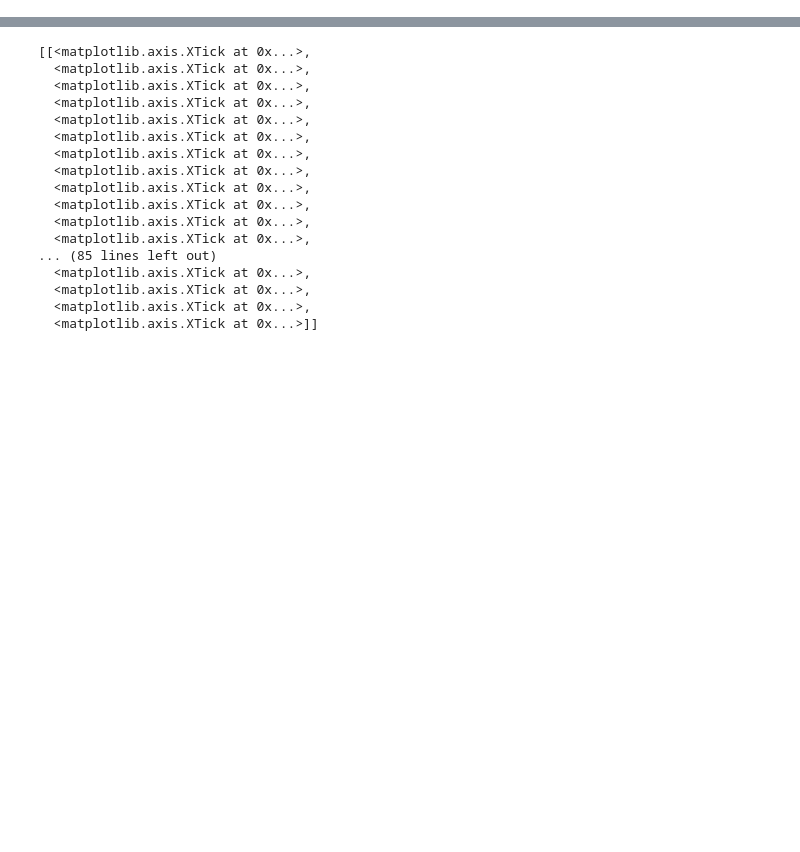
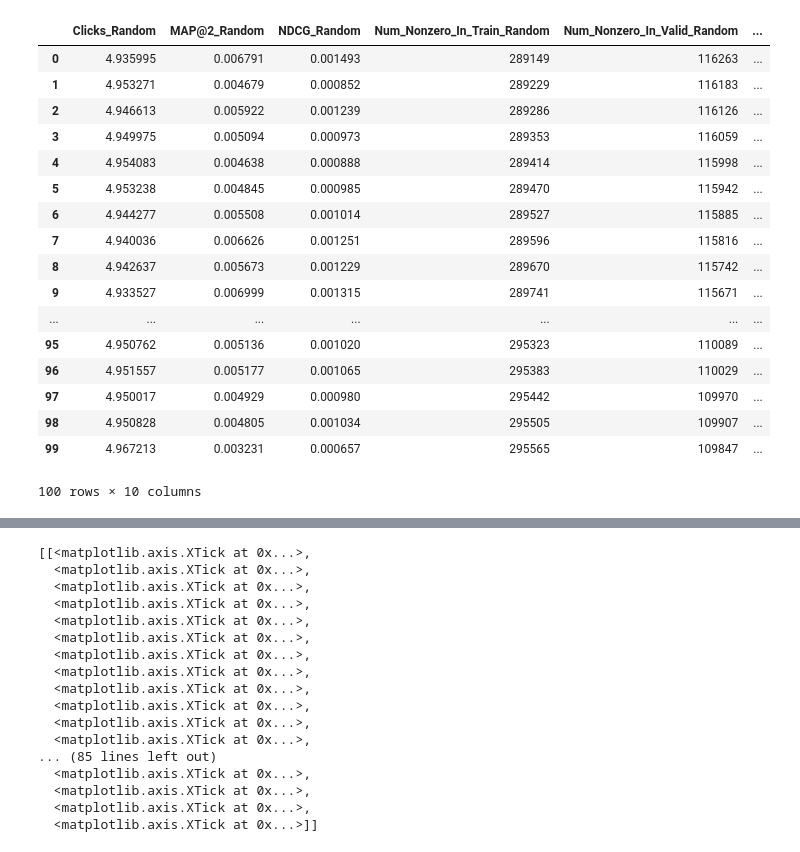
Before and after one commit to wuga214/Q-VAE-Recommendation, a Jupyter notebook: Kai Plot/Plot.ipynb, the cells around one changed output, grey strips where cells are left out. Cells and saved outputs as stored; diff of their text form; code cells hidden in the pictures; blank space fills up the shorter version.

```diff
--- a/Kai Plot/Plot.ipynb
+++ b/Kai Plot/Plot.ipynb
@@ -6,0 +6,38 @@ import matplotlib.pyplot as plt
+# %%
+def preprocess_df(name):
+    df = pd.read_pickle(name)
+    df.columns = ["Clicks", "MAP@2", "NDCG","Num_Nonzero_In_Train", "Num_Nonzero_In_Valid",
+                  "Num_Unmasked_Negative", "Num_Unmasked_Positive", "Precision@2", "R-Precision", "Recall@2"]
+    df['MAP@2'] = df['MAP@2'].apply(lambda x: x[0])
+    df['NDCG'] = df['NDCG'].apply(lambda x: x[0])
+    df['Precision@2'] = df['Precision@2'].apply(lambda x: x[0])
+    df['R-Precision'] = df['R-Precision'].apply(lambda x: x[0])
+    df['Recall@2'] = df['Recall@2'].apply(lambda x: x[0])
+    df['Clicks'] = df['Clicks'].apply(lambda x: x[0])
+    return df
+# %%
+random_100times_2items_per_time_df = preprocess_df("random_100times_2items_per_time_df")
+random_100times_2items_per_time_df.columns = ["Clicks_Random", "MAP@2_Random", "NDCG_Random",
+                                              "Num_Nonzero_In_Train_Random", "Num_Nonzero_In_Valid_Random",
+                                              "Num_Unmasked_Negative_Random", "Num_Unmasked_Positive_Random",
+                                              "Precision@2_Random", "R-Precision_Random", "Recall@2_Random"]
+random_100times_2items_per_time_df
+# %% [output]
+|  | Clicks_Random | MAP@2_Random | NDCG_Random | Num_Nonzero_In_Train_Random | Num_Nonzero_In_Valid_Random | ... |
+| 0 | 4.935995 | 0.006791 | 0.001493 | 289149 | 116263 | ... |
+| 1 | 4.953271 | 0.004679 | 0.000852 | 289229 | 116183 | ... |
+| 2 | 4.946613 | 0.005922 | 0.001239 | 289286 | 116126 | ... |
+| 3 | 4.949975 | 0.005094 | 0.000973 | 289353 | 116059 | ... |
+| 4 | 4.954083 | 0.004638 | 0.000888 | 289414 | 115998 | ... |
+| 5 | 4.953238 | 0.004845 | 0.000985 | 289470 | 115942 | ... |
+| 6 | 4.944277 | 0.005508 | 0.001014 | 289527 | 115885 | ... |
+| 7 | 4.940036 | 0.006626 | 0.001251 | 289596 | 115816 | ... |
+| 8 | 4.942637 | 0.005673 | 0.001229 | 289670 | 115742 | ... |
+| 9 | 4.933527 | 0.006999 | 0.001315 | 289741 | 115671 | ... |
+| ... | ... | ... | ... | ... | ... | ... |
+| 95 | 4.950762 | 0.005136 | 0.001020 | 295323 | 110089 | ... |
+| 96 | 4.951557 | 0.005177 | 0.001065 | 295383 | 110029 | ... |
+| 97 | 4.950017 | 0.004929 | 0.000980 | 295442 | 109970 | ... |
+| 98 | 4.950828 | 0.004805 | 0.001034 | 295505 | 109907 | ... |
+| 99 | 4.967213 | 0.003231 | 0.000657 | 295565 | 109847 | ... |
+100 rows × 10 columns
```
Also changed, not shown: parts of 15 cells of this notebook, 11 other files.
